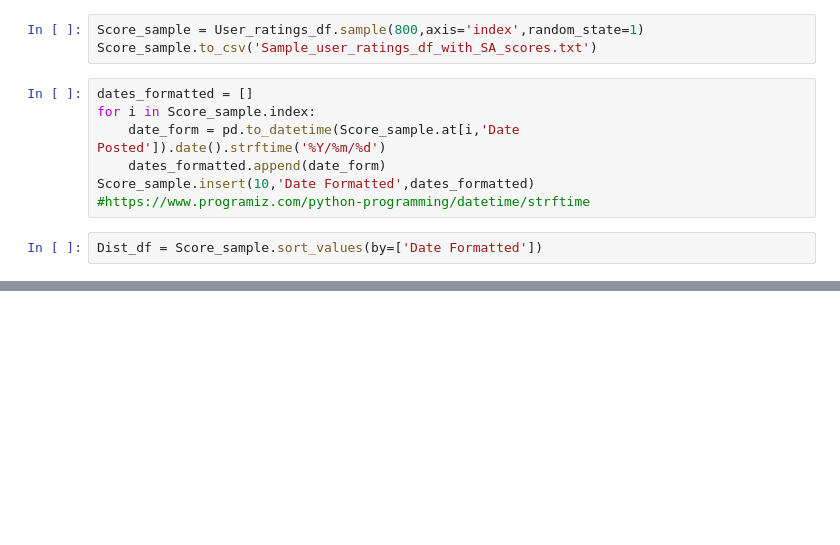
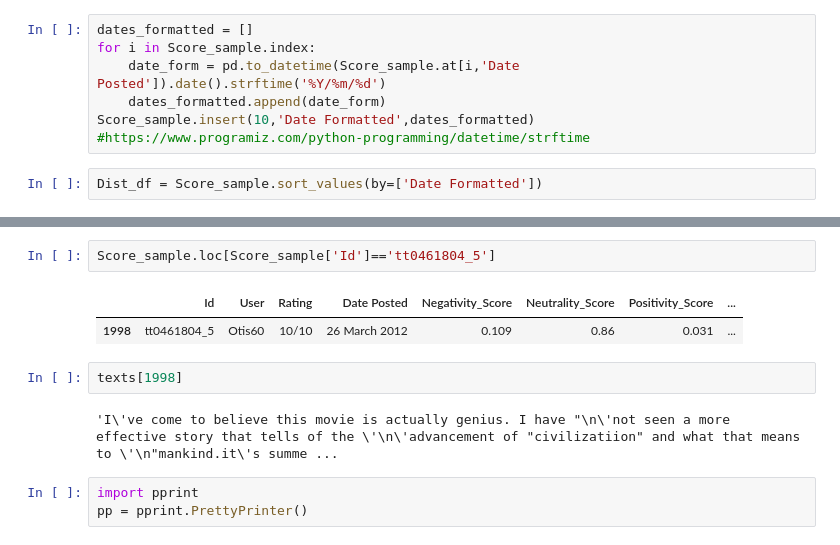
Before and after one commit to stephcpalmer/Chinese-Movie-IMDb-reviews, a Jupyter notebook: trial_s_a.ipynb, the cells around one changed output, grey strips where cells are left out. Cells and saved outputs as stored; diff of their text form; blank space fills up the shorter version.

```diff
--- a/trial_s_a.ipynb
+++ b/trial_s_a.ipynb
@@ -143,6 +108,3 @@ py.plot(fig, filename = 'User_Rating_Counts_of_Sample', auto_open=True)
-# %%
-Score_sample = User_ratings_df.sample(800,axis='index',random_state=1)
-Score_sample.to_csv('Sample_user_ratings_df_with_SA_scores.txt')
 # %%
 dates_formatted = []
 for i in Score_sample.index:
@@ -185,3 +138,15 @@ py.plot(fig3, filename = 'Box dist of SA score per User ratings', auto_open=True
 # %% [output]
 [interactive output not drawn]
 'https://plotly.com/~StephCPalmer/15/'
+# %%
+Score_sample.loc[Score_sample['Id']=='tt0461804_5']
+# %% [output]
+|  | Id | User | Rating | Date Posted | Negativity_Score | Neutrality_Score | Positivity_Score | ... |
+| 1998 | tt0461804_5 | Otis60 | 10/10 | 26 March 2012 | 0.109 | 0.86 | 0.031 | ... |
+# %%
+texts[1998]
+# %% [output]
+'I\'ve come to believe this movie is actually genius. I have "\n\'not seen a more effective story that tells of the \'\n\'advancement of "civilizatiion" and what that means to \'\n"mankind.it\'s summe ...
+# %%
+import pprint
+pp = pprint.PrettyPrinter()
```
Also changed, not shown: parts of 13 cells of this notebook, 2 other files.
